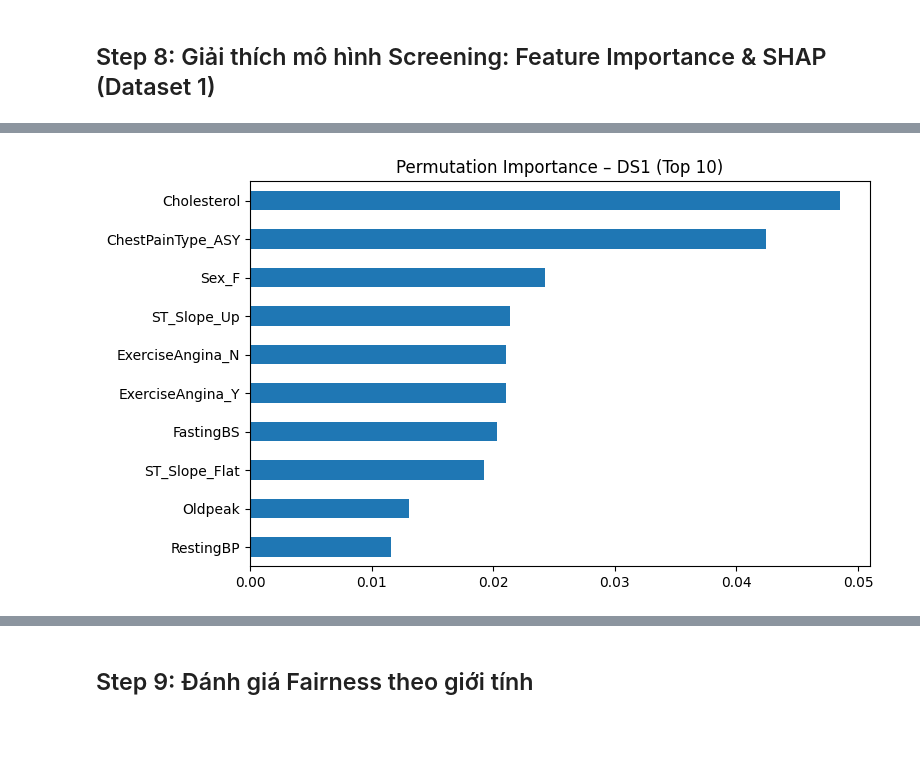
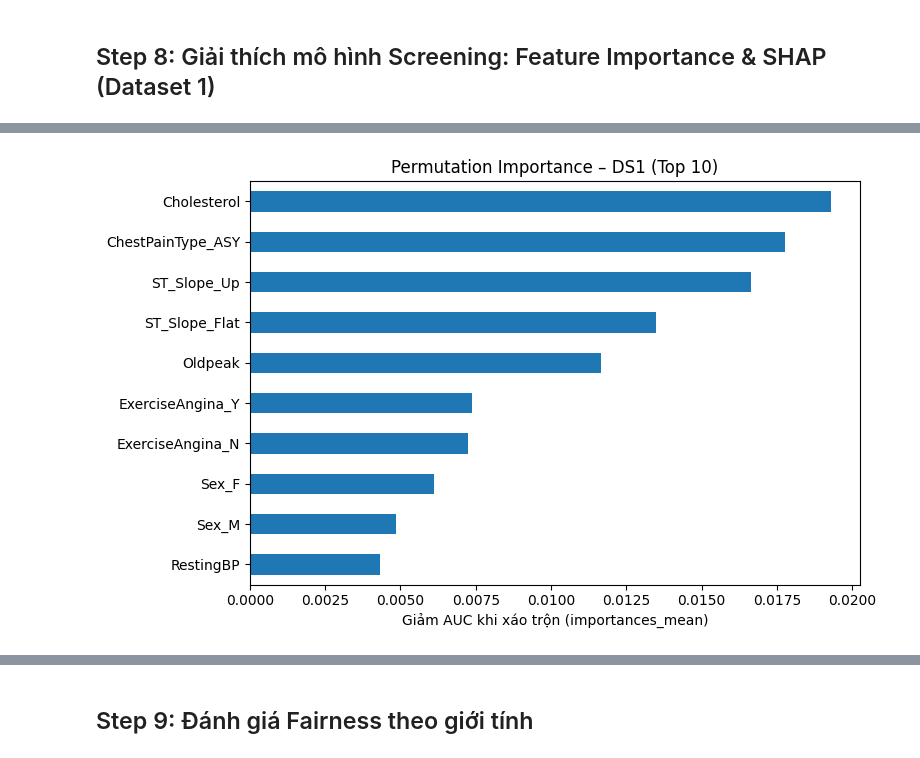
Before and after one commit to NguyenBuiHongTien/CVD_ML, a Jupyter notebook: CDV_New.ipynb, the cells around one changed output, grey strips where cells are left out. Saved outputs shown, nothing was run; the diff lists cells and outputs as text; code cells hidden in the pictures; blank space fills up the shorter version.

Commit message:
đã hoàn thiện các bc cho dataset1 và dừng ở train mô hình cho dataset2

```diff
--- a/CDV_New.ipynb
+++ b/CDV_New.ipynb
@@ -650,11 +870,18 @@ NameError: name 'y1_test_proba_best' is not defined
 ## Step 8: Giải thích mô hình Screening: Feature Importance & SHAP (Dataset 1)
 # %%
 # ============================================================
-# Step 8: Feature Importance + SHAP for DS1
+# Step 8: Giải thích mô hình Screening DS1 – Feature Importance & SHAP
 # ============================================================
 
-pre1 = best_pipe_ds1.named_steps['pre']
-clf1 = best_pipe_ds1.named_steps['clf']
+from sklearn.inspection import permutation_importance
+import pandas as pd
+import numpy as np
+import matplotlib.pyplot as plt
+import shap
+from scipy import sparse
+
+pre1 = best_pipe_ds1.named_steps["pre"]
+clf1 = best_pipe_ds1.named_steps["clf"]
 
 # ---- 1) Lấy tên cột sau preprocess, đúng thứ tự ----
 feature_names1 = []
@@ -664,10 +891,11 @@ feature_names1.extend(numeric_cols1)
 
 # categorical (đúng thứ tự one-hot)
 try:
-    ohe1 = pre1.named_transformers_['cat'].named_steps['onehot']
+    ohe1 = pre1.named_transformers_["cat"].named_steps["onehot"]
     ohe_feature_names1 = ohe1.get_feature_names_out(cat_cols1)
     feature_names1.extend(list(ohe_feature_names1))
-except:
+except Exception as e:
+    print("Không lấy được tên cột từ OneHotEncoder, dùng tên cột gốc cho phần categorical.")
     feature_names1.extend(cat_cols1)
 
 print("Tổng số feature DS1:", len(feature_names1))
@@ -675,7 +903,26 @@ print("Tổng số feature DS1:", len(feature_names1))
 # ---- 2) Biến đổi X_test qua preprocessor ----
 X1_test_trans = pre1.transform(X1_test)
 
-# ---- 3) PERMUTATION IMPORTANCE ----
+# Đảm bảo số chiều khớp với feature_names
+assert X1_test_trans.shape[1] == len(feature_names1), \
+    f"Số cột sau transform ({X1_test_trans.shape[1]}) khác số feature_names ({len(feature_names1)})"
+
+# Chuẩn bị bản dense cho SHAP (phòng trường hợp ColumnTransformer trả về sparse)
+if sparse.issparse(X1_test_trans):
+    X1_test_dense = X1_test_trans.toarray()
+else:
+    X1_test_dense = X1_test_trans
+
+# (Optional) Lấy mẫu cho SHAP để chạy nhanh hơn
+max_shap_samples = 300
+if X1_test_dense.shape[0] > max_shap_samples:
+    rng = np.random.RandomState(42)
+    idx = rng.choice(X1_test_dense.shape[0], max_shap_samples, replace=False)
+    X1_shap = X1_test_dense[idx]
+else:
+    X1_shap = X1_test_dense
+
+# ---- 3) PERMUTATION IMPORTANCE (theo AUC) ----
 try:
     r1 = permutation_importance(
         clf1,
@@ -683,38 +930,53 @@ try:
         y1_test,
         n_repeats=20,
         random_state=42,
-        n_jobs=-1
+        n_jobs=-1,
+        scoring="roc_auc",  # ưu tiên AUC cho bài toán phân loại
     )
     fi1 = pd.Series(r1.importances_mean, index=feature_names1).sort_values(ascending=False)
 
-    print("\nTop 10 features DS1:")
+    print("\nTop 10 features quan trọng nhất (Permutation Importance – theo AUC):")
     display(fi1.head(10))
 
-    plt.figure(figsize=(8,5))
+    plt.figure(figsize=(8, 5))
     fi1.head(10).sort_values().plot(kind="barh")
     plt.title("Permutation Importance – DS1 (Top 10)")
+    plt.xlabel("Giảm AUC khi xáo trộn (importances_mean)")
+    plt.tight_layout()
     plt.show()
+
 except Exception as e:
     print("Permutation importance failed DS1:", e)
 
 # ---- 4) SHAP ----
 try:
-    import shap
+    if hasattr(clf1, "feature_importances_"):   # RandomForest, tree-based
+        explainer1 = shap.TreeExplainer(clf1)
+        shap_vals1 = explainer1.shap_values(X1_shap)
 
-    if hasattr(clf1, "feature_importances_"):   # RandomForest
-        explainer1 = shap.TreeExplainer(clf1)
-        shap_vals1 = explainer1.shap_values(X1_test_trans)
+        # shap_values cho classifier: list theo class
+        if isinstance(shap_vals1, list):
+            shap_vals1 = shap_vals1[1]  # lớp positive (HeartDisease = 1)
 
-        if isinstance(shap_vals1, list):
-            shap_vals1 = shap_vals1[1]  # lớp positive
+        shap.summary_plot(
+            shap_vals1,
+            X1_shap,
+            feature_names=feature_names1,
+            plot_type="dot",
+            show=True
+        )
 
-        shap.summary_plot(shap_vals1, X1_test_trans, feature_names=feature_names1)
+    else:  # Logistic Regression / Linear model
+        explainer1 = shap.LinearExplainer(clf1, X1_test_dense)
+        shap_vals1 = explainer1.shap_values(X1_shap)
 
-    else:   # Logistic Regression / Linear model
-        explainer1 = shap.LinearExplainer(clf1, X1_test_trans)
-        shap_vals1 = explainer1.shap_values(X1_test_trans)
-
-        shap.summary_plot(shap_vals1, X1_test_trans, feature_names=feature_names1)
+        shap.summary_plot(
+            shap_vals1,
+            X1_shap,
+            feature_names=feature_names1,
+            plot_type="dot",
+            show=True
+        )
 
 except Exception as e:
     print("SHAP DS1 failed:", e)
@@ -735,2 +997,2 @@ RestingBP            0.011594
 dtype: float64
-[figure, old version]
+[figure, new version]
```
Also changed, not shown: parts of 15 cells of this notebook, 2 other files.
